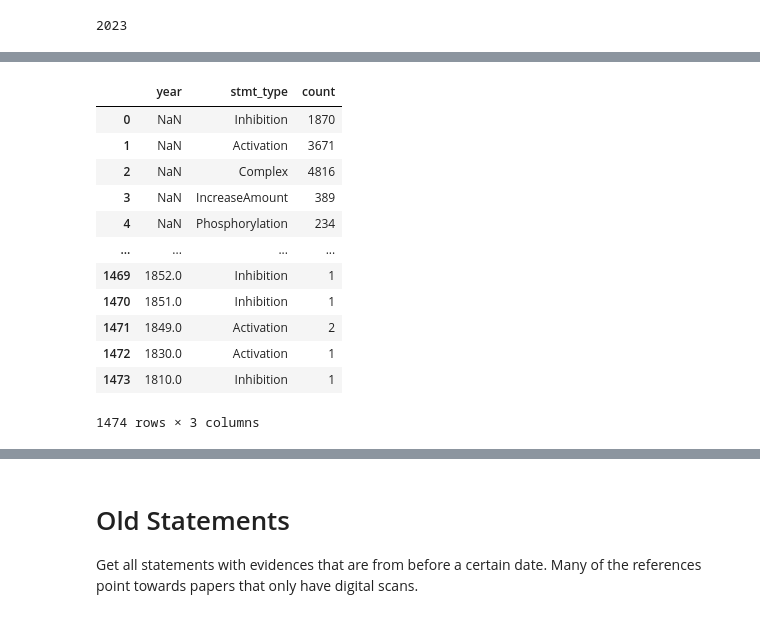
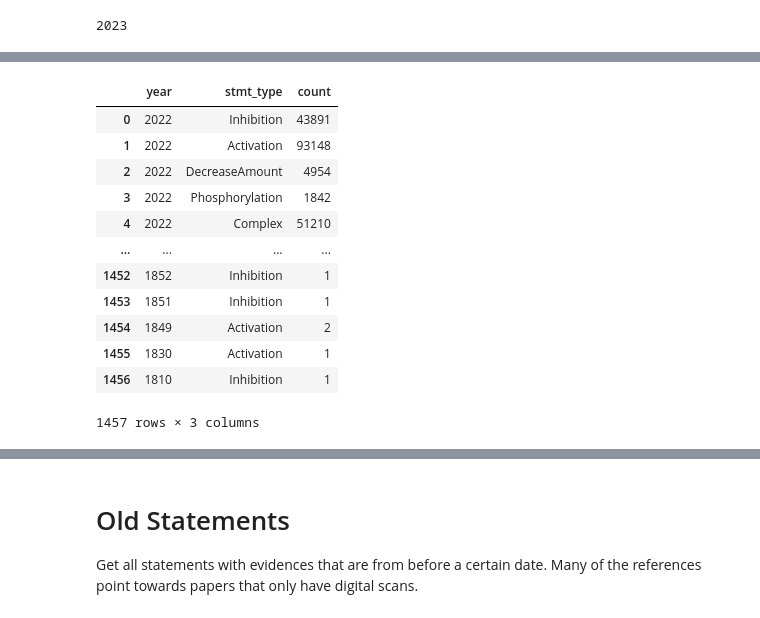
Before and after one commit to gyorilab/indra_cogex, a Jupyter notebook: notebooks/INDRA Database Summary.ipynb, the cells around one changed output, grey strips where cells are left out. Drawn from its saved outputs; the diff is of its cells as text; code cells hidden in the pictures.

```diff
--- a/notebooks/INDRA Database Summary.ipynb
+++ b/notebooks/INDRA Database Summary.ipynb
@@ -105,17 +120,17 @@ Wall time: 1min 6s
 # %%
 %%time
 
-statment_count_cypher = """
-MATCH ()-[r:indra_rel]->()
-MATCH (e:Evidence)-[:has_citation]->(pub:Publication)
-WHERE e.stmt_hash = r.stmt_hash
-    AND pub.year IS NOT NULL
-RETURN pub.year, r.stmt_type, count(r.stmt_type)
-ORDER BY pub.year DESC
-"""
-
 df4 = pd.DataFrame(
-    client.query_tx(statment_count_cypher), columns=["year", "stmt_type", "count"]
+    client.query_tx(
+        """\
+        MATCH ()-[r:indra_rel]->()
+        MATCH (e:Evidence {stmt_hash: r.stmt_hash})-[:has_citation]->(pub:Publication)
+        WHERE pub.year IS NOT NULL
+        RETURN pub.year, r.stmt_type, count(r.stmt_type)
+        ORDER BY pub.year ASC
+        """
+    ),
+    columns=["year", "stmt_type", "count"],
 )
 df4
 # %% [output]
@@ -124,13 +139,13 @@ Wall time: 3min 21s
 |  | year | stmt_type | count |
-| 0 | NaN | Inhibition | 1870 |
-| 1 | NaN | Activation | 3671 |
-| 2 | NaN | Complex | 4816 |
-| 3 | NaN | IncreaseAmount | 389 |
-| 4 | NaN | Phosphorylation | 234 |
+| 0 | 2022 | Inhibition | 43891 |
+| 1 | 2022 | Activation | 93148 |
+| 2 | 2022 | DecreaseAmount | 4954 |
+| 3 | 2022 | Phosphorylation | 1842 |
+| 4 | 2022 | Complex | 51210 |
 | ... | ... | ... | ... |
-| 1469 | 1852.0 | Inhibition | 1 |
-| 1470 | 1851.0 | Inhibition | 1 |
-| 1471 | 1849.0 | Activation | 2 |
-| 1472 | 1830.0 | Activation | 1 |
-| 1473 | 1810.0 | Inhibition | 1 |
+| 1452 | 1852 | Inhibition | 1 |
+| 1453 | 1851 | Inhibition | 1 |
+| 1454 | 1849 | Activation | 2 |
+| 1455 | 1830 | Activation | 1 |
+| 1456 | 1810 | Inhibition | 1 |
-1474 rows × 3 columns
+1457 rows × 3 columns
```
Also changed, not shown: parts of 25 cells of this notebook.
